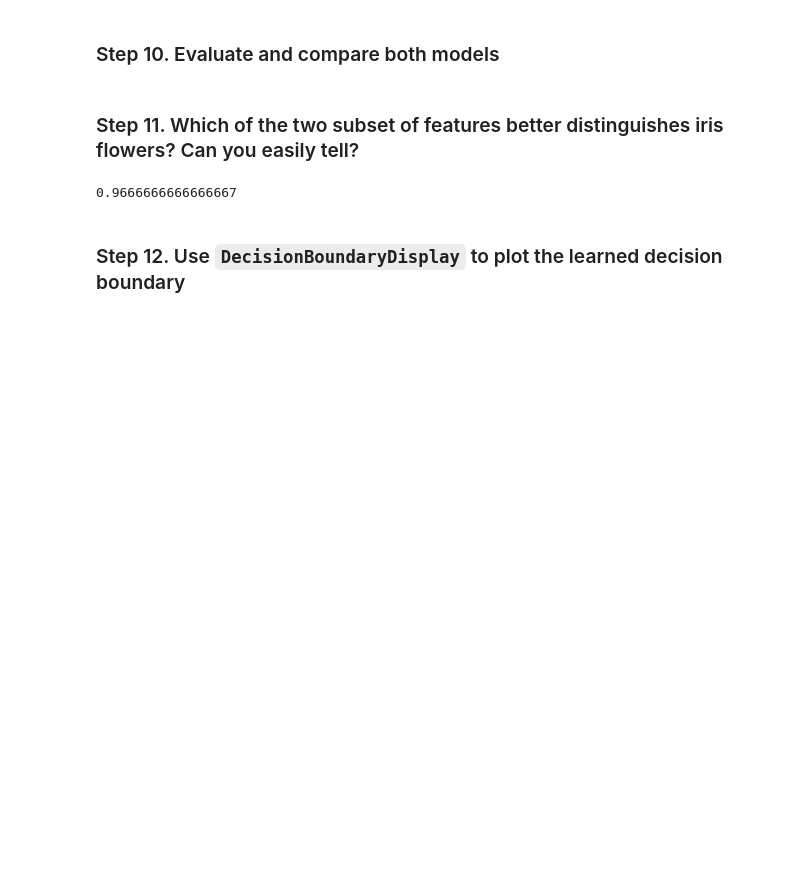
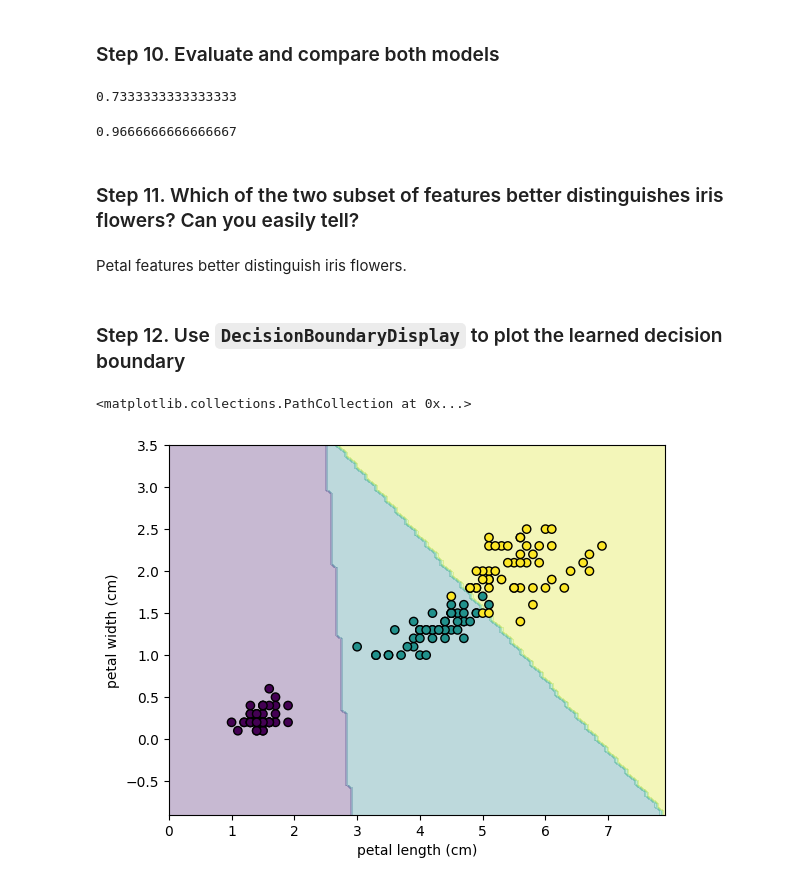
Before and after one commit to lamaalfreah/AAI-, a Jupyter notebook: student/c3/ex3_class.ipynb, the cells around one changed output. Saved outputs shown, nothing was run; the diff lists cells and outputs as text; code cells hidden in the pictures; blank space fills up the shorter version.

```diff
--- a/student/c3/ex3_class.ipynb
+++ b/student/c3/ex3_class.ipynb
@@ -117,14 +117,26 @@ LogisticRegression()
 # %%
 y_pred_sepal = model_sepal.predict(X_test_sepal)
 y_pred_petal = model_petal.predict(X_test_petal)
+from sklearn.metrics import accuracy_score
+
+display(accuracy_score(y_test, y_pred_sepal))
+display(accuracy_score(y_test, y_pred_petal))
+# %% [output]
+0.7333333333333333
+0.9666666666666667
 # %% [markdown]
 ### Step 11. Which of the two subset of features better distinguishes iris flowers? Can you easily tell?
-# %%
-from sklearn.metrics import accuracy_score
-
-accuracy_score(y_test, y_pred_sepal)
-accuracy_score(y_test, y_pred_petal)
-# %% [output]
-0.9666666666666667
+# %% [markdown]
+ Petal features better distinguish iris flowers.
 # %% [markdown]
 ### Step 12. Use `DecisionBoundaryDisplay` to plot the learned decision boundary
+# %%
+from sklearn.inspection import DecisionBoundaryDisplay
+
+DecisionBoundaryDisplay.from_estimator(
+    model_petal, X_petal, response_method="predict", alpha=0.3
+)
+plt.scatter(X_petal.iloc[:, 0], X_petal.iloc[:, 1], c=target, edgecolor="k")
+# %% [output]
+<matplotlib.collections.PathCollection at 0x...>
+[figure, added]
```
